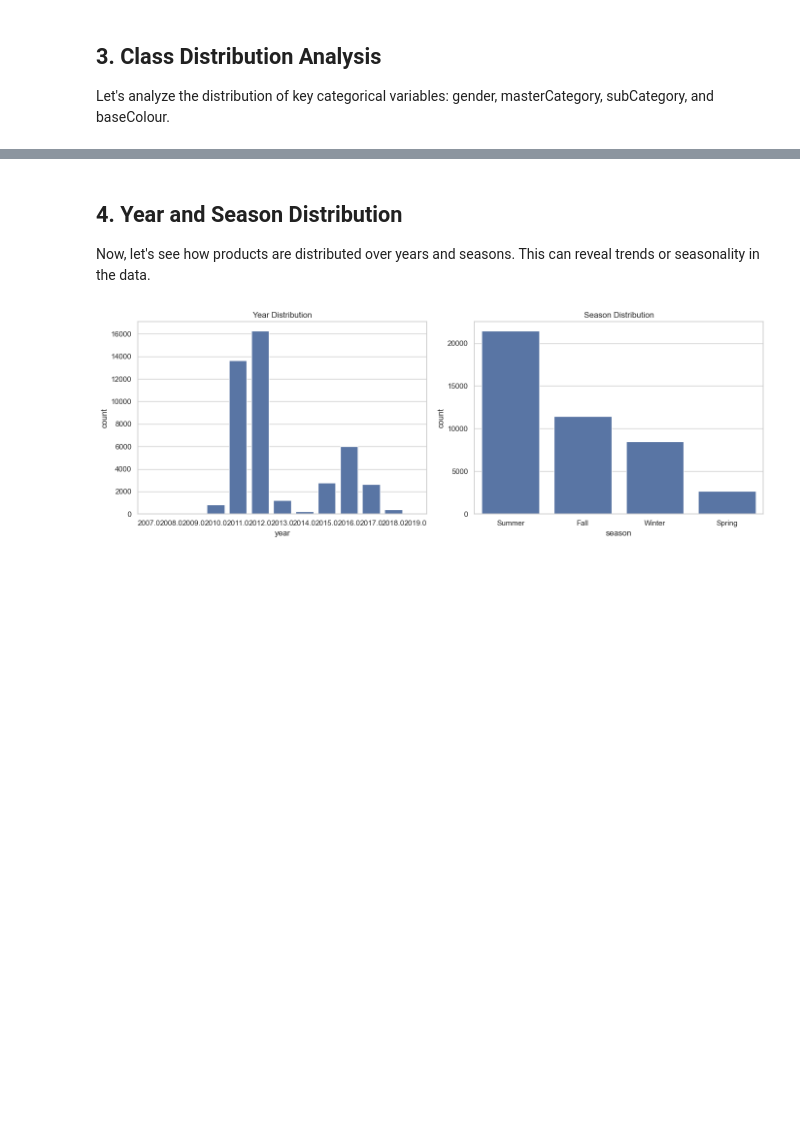
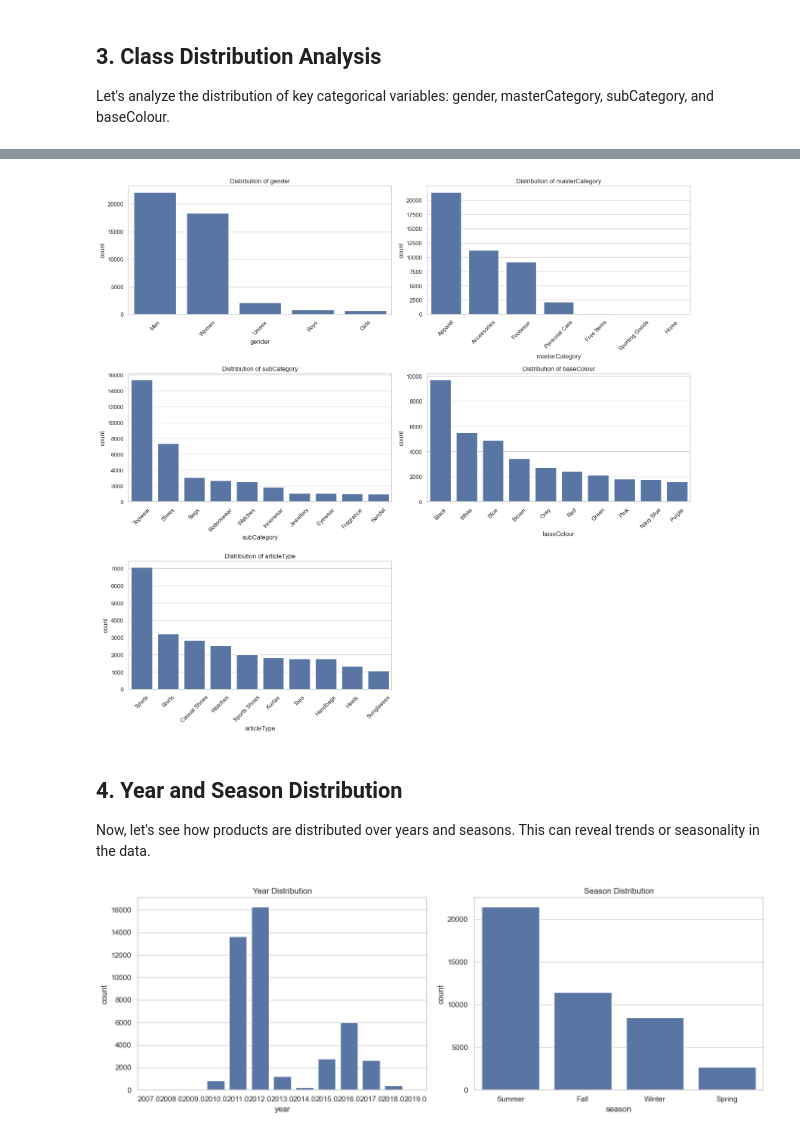
Before and after one commit to margavera/Facial-Expressions-Image-Classification, a Jupyter notebook: notebooks/EDA_Fashion_Images.ipynb, the cells around one changed output, grey strips where cells are left out. Saved outputs shown, nothing was run; the diff lists cells and outputs as text; code cells hidden in the pictures; blank space fills up the shorter version.

```diff
--- a/notebooks/EDA_Fashion_Images.ipynb
+++ b/notebooks/EDA_Fashion_Images.ipynb
@@ -137,3 +141,7 @@ plot_class_distributions(df)
+# %%
+plot_class_distributions(df, ['gender', 'masterCategory', 'subCategory', 'baseColour', 'articleType'])
+# %% [output]
+[figure, added]
 # %% [markdown]
 ## 4. Year and Season Distribution
 
```
Also changed, not shown: parts of 8 cells of this notebook, 1 other file.
